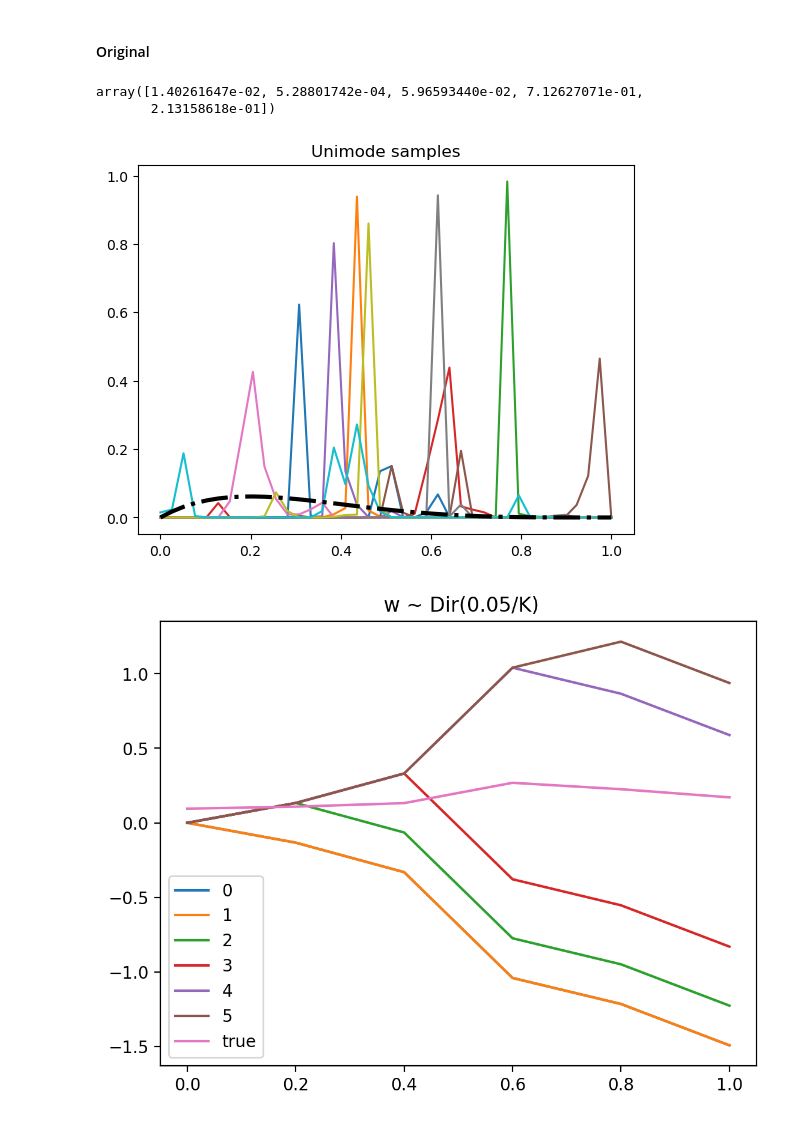
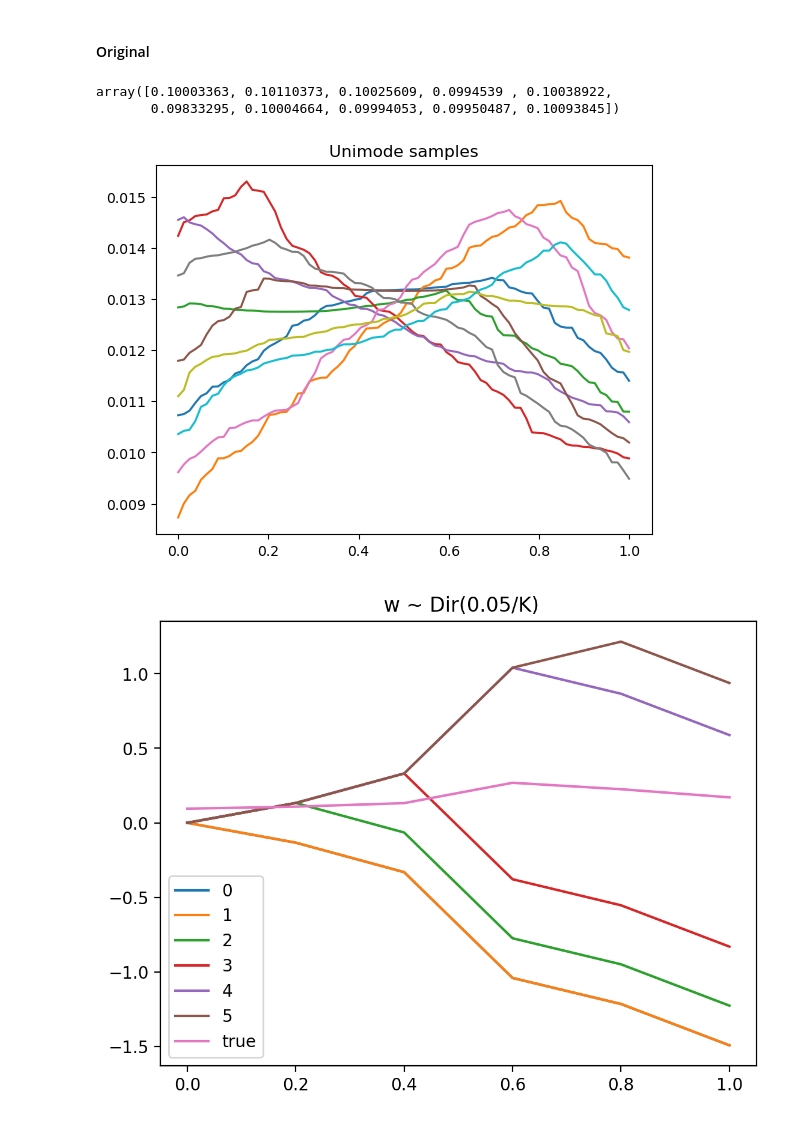
Before and after one commit to sequi76/BML4SR, a Jupyter notebook: Lecture-5.Inferring_non-parametric_distributions/unimode-exploration.ipynb, the cells around one changed output. Cells and saved outputs as stored; diff of their text form; code cells hidden in the pictures.

```diff
--- a/Lecture-5.Inferring_non-parametric_distributions/unimode-exploration.ipynb
+++ b/Lecture-5.Inferring_non-parametric_distributions/unimode-exploration.ipynb
@@ -35,38 +35,38 @@ def cumulative2(a,b):
 # %% [markdown]
 #### Original
 # %%
-K=5
-alpha = [0.5] * K      # these are going to be the Dirichlet parameter
+K=10
+alpha = [10000] * K      # these are going to be the Dirichlet parameter
 dirichlet.rvs(alpha)[0]
 # %% [output]
-array([1.40261647e-02, 5.28801742e-04, 5.96593440e-02, 7.12627071e-01,
-       2.13158618e-01])
+array([0.10003363, 0.10110373, 0.10025609, 0.0994539 , 0.10038922,
+       0.09833295, 0.10004664, 0.09994053, 0.09950487, 0.10093845])
 # %%
-K=40 # number of bins
+K=80 # number of bins
 x = np.linspace(0,1,K)
 alpha0 = beta.pdf(x,2,5) # something like a prior, but thatis not necessarily used
 for l in range(10):      # we'll plot l curves
     #w = dirichlet.rvs([0.05]*K)[0]
     #alpha = [0.05/K]*K
     #alpha = [0.5/K]*K
     alpha = [0.01] * K      # these are going to be the Dirichlet parameters
     w = dirichlet.rvs(alpha)[0]    # Weights for summing many curves, each with the mode in each bien.  The alpha parameters control the w distribution!
-    a = abs(np.random.normal(0,5,K-1))   # Sample K-1 half normals that will be the step difference of the function from each bin to the next one
+    a = abs(np.random.normal(0,0.01,K-1))   # Sample K-1 half normals that will be the step difference of the function from each bin to the next one
     p0 = [0]*K   # A 0-vector of length K
 
     for k in range(K):                        # We loop on k
         sign = [-1]*(K-1)                     # create a vector with -1's up to k
         if k>0:                               # and then +1 up to the end, K
             sign[:k-1] = [1]*(k-1)            # e.g. for k=4 and K=10: [+1,+1,+1,+1,-1,-1,-1,-1,-1,-1]
         logp = [0] + cumulative(sign,a)       # Study the cummulative function above: logp = [0, a1, a1+a2, a1+a2+a3, a1+a2+a3+a4, a1+a2+a3+a4-a5, a1+a2+a3+a4-a5-a6,....]
         t = softmax(logp) * w[k]              # softmax it to sum to 1, and then give it a weight as sampled from Dirichlet above
         p0 = [sum(x) for x in zip(p0, t)]     # sums two vectors element-wise, p0 starts as 0, but then comes another k and p0 gets updated including all the instances of the modes at each bin, and weighted by the w's
     plt.plot(x,p0)
-plt.plot(x,[x/K for x in alpha0],'-.',color='black',linewidth=3)
+#plt.plot(x,[x/K for x in alpha0],'-.',color='black',linewidth=3)
 plt.title('Unimode samples')
 plt.show()
 # %% [output]
-[figure, old version]
+[figure, new version]
 # %%
 K=6
 plt.figure(dpi=200)
```
Also changed, not shown: 1 other file.
